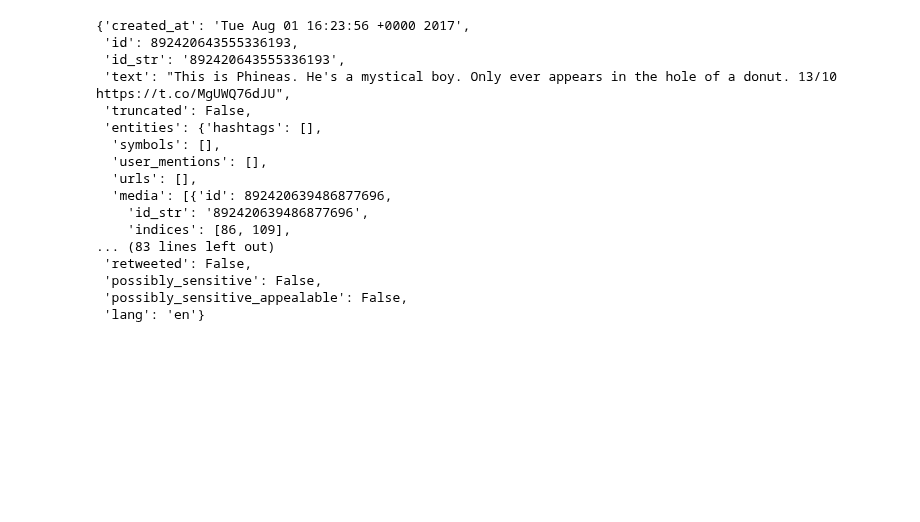
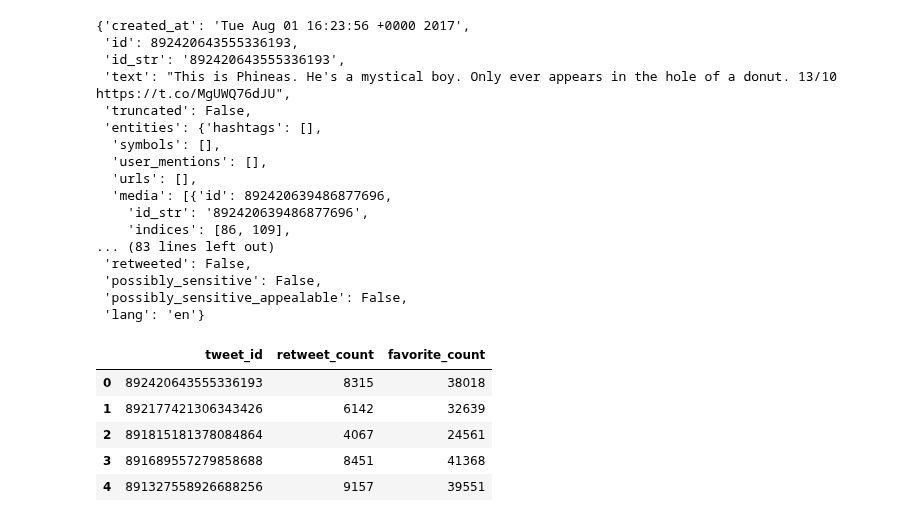
Before and after one commit to abhiksark/Udacity-DataAnalyst-Nanodegree, a Jupyter notebook: twitter/twitter_wrangle.ipynb, the cells around one changed output. Cells and saved outputs as stored; diff of their text form; code cells hidden in the pictures; blank space fills up the shorter version.

```diff
--- a/twitter/twitter_wrangle.ipynb
+++ b/twitter/twitter_wrangle.ipynb
@@ -136,0 +275,9 @@ data["892420643555336193"]
+# %%
+df_api.head()
+# %% [output]
+|  | tweet_id | retweet_count | favorite_count |
+| 0 | 892420643555336193 | 8315 | 38018 |
+| 1 | 892177421306343426 | 6142 | 32639 |
+| 2 | 891815181378084864 | 4067 | 24561 |
+| 3 | 891689557279858688 | 8451 | 41368 |
+| 4 | 891327558926688256 | 9157 | 39551 |
```
Also changed, not shown: parts of 32 cells of this notebook.
